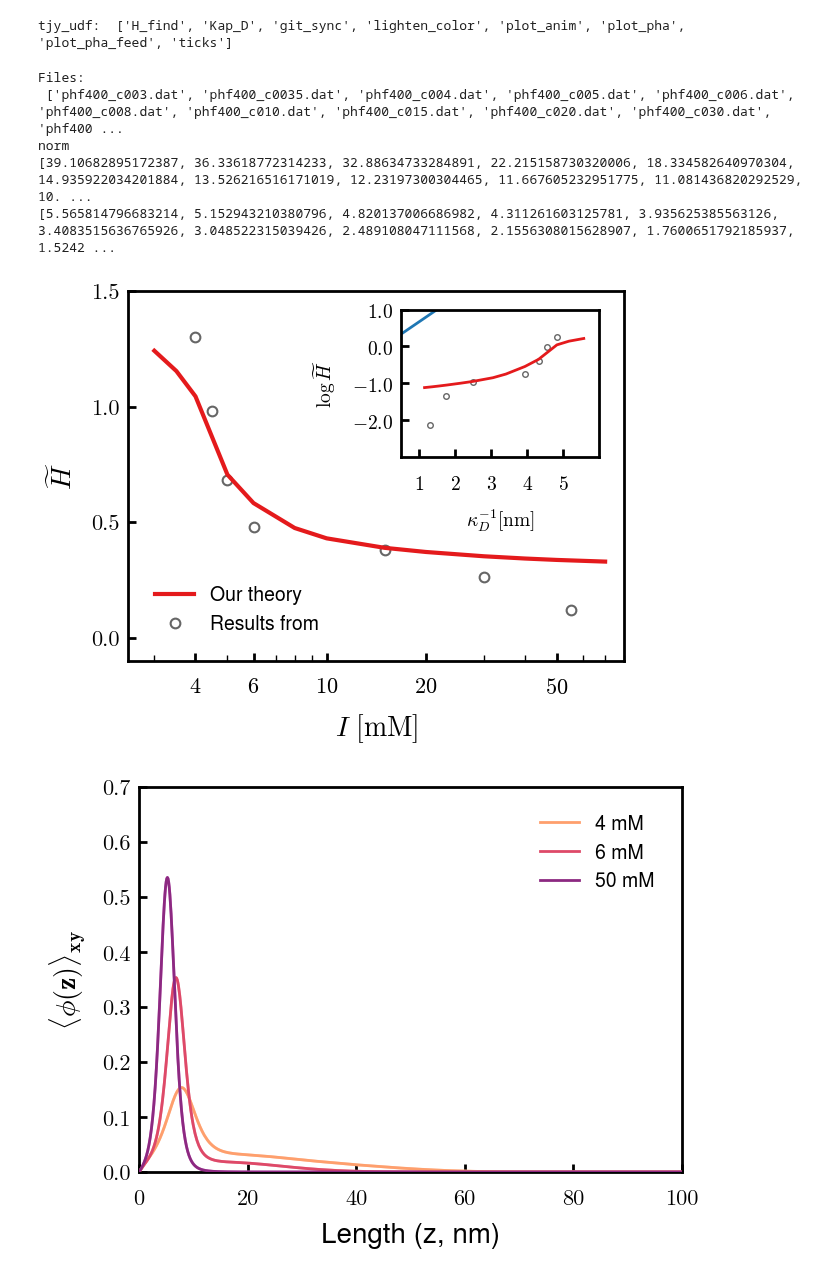
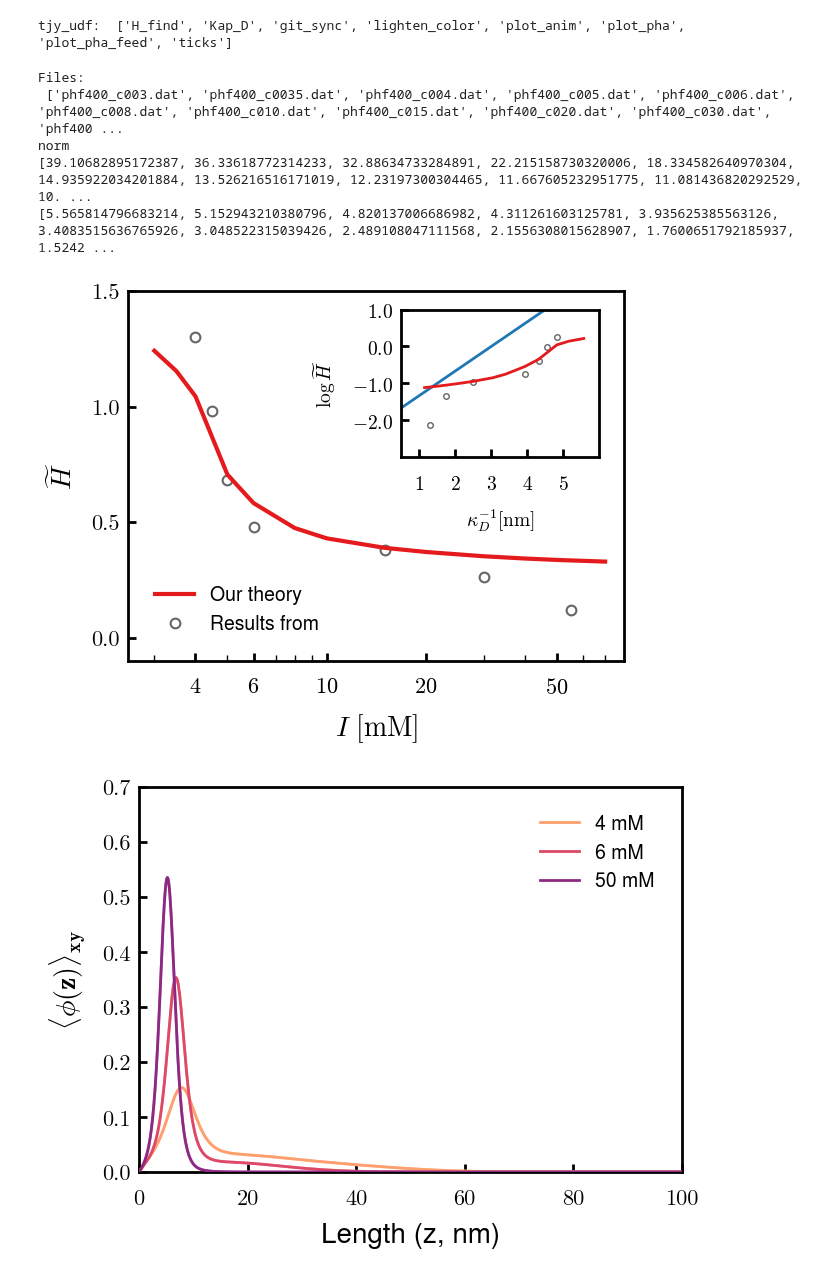
Before and after one commit to tyokokur/utilities, a Jupyter notebook: python/nfh_vis.ipynb, the cells around one changed output. Cells and saved outputs as stored; diff of their text form; code cells hidden in the pictures.

```diff
--- a/python/nfh_vis.ipynb
+++ b/python/nfh_vis.ipynb
@@ -92,7 +92,9 @@ axins.plot(xDeb, ylog, 'o', c=tjy.lighten_color('k', 0.60), mew=1.0, ms=4, marke
 # ax.set_ylim(0.1, 1.5)
 # ax.set_yticks([0.1, 0.2, 0.5, 1.0, 1.5])
 
-axins.plot([0, 5], [, 10/3])
+ag_x = [0, 5]
+ag_y = [
+axins.plot([0, 5], [-2, 10/3-2])
 axins.set_xticks([1, 2, 3, 4, 5])
 axins.set_xlim(0.5, 6.0)
 axins.set_yticks([-2, -1, 0, 1])
@@ -107,34 +109,34 @@ ax.set_xlim(2.5, 80)
 ax.set_xticks([4, 6, 10, 20, 50])
 
 ax.set_ylim(-0.1, 1.5)
 ax.set_yticks([0.0, 0.5, 1.0, 1.5])
 ax.set_ylabel(r'$\widetilde{H}$')
 ax.set_xlabel(r'$I\ [\mathrm{mM}]$')
 
 class xScalarFormatterClass(ticker.ScalarFormatter):
     def _set_format(self):
         self.format = "$%d$" # New precision
 class yScalarFormatterClass(ticker.ScalarFormatter):
     def _set_format(self):
         self.format = "$%.1f$" # New precision
 axins.xaxis.set_major_formatter(xScalarFormatterClass(useMathText=True))
 ax.xaxis.set_major_formatter(xScalarFormatterClass(useMathText=True))
 axins.yaxis.set_major_formatter(yScalarFormatterClass(useMathText=True))
 axins.xaxis.set_tick_params(labelsize=14)
 axins.yaxis.set_tick_params(labelsize=14)
 
 # plt.gcf().text(0.000, 0.82, '(a)', fontsize=24)
 tjy.ticks()
 
 # plt.savefig('./imgs/hprof.eps')
 plt.show()
 # %% [output]
 Files:
  ['phf400_c003.dat', 'phf400_c0035.dat', 'phf400_c004.dat', 'phf400_c005.dat', 'phf400_c006.dat', 'phf400_c008.dat', 'phf400_c010.dat', 'phf400_c015.dat', 'phf400_c020.dat', 'phf400_c030.dat', 'phf400 ...
 norm
 [39.10682895172387, 36.33618772314233, 32.88634733284891, 22.215158730320006, 18.334582640970304, 14.935922034201884, 13.526216516171019, 12.23197300304465, 11.667605232951775, 11.081436820292529, 10. ...
 [5.565814796683214, 5.152943210380796, 4.820137006686982, 4.311261603125781, 3.935625385563126, 3.4083515636765926, 3.048522315039426, 2.489108047111568, 2.1556308015628907, 1.7600651792185937, 1.5242 ...
-[figure, old version]
+[figure, new version]
 # %%
 # labs = ['003', '0035', '004', '005', '006', '008', '010', '020', '050']
 labs = ['004', '006', '050']
```
